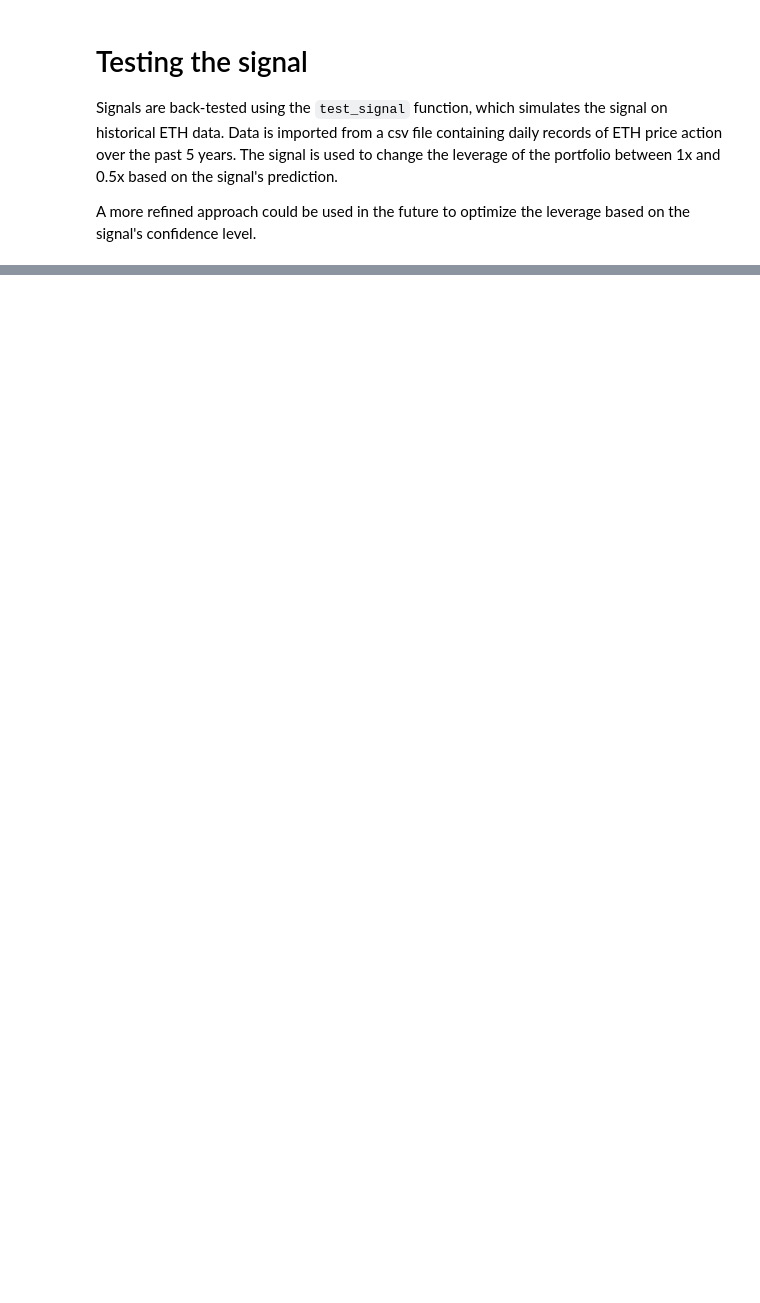
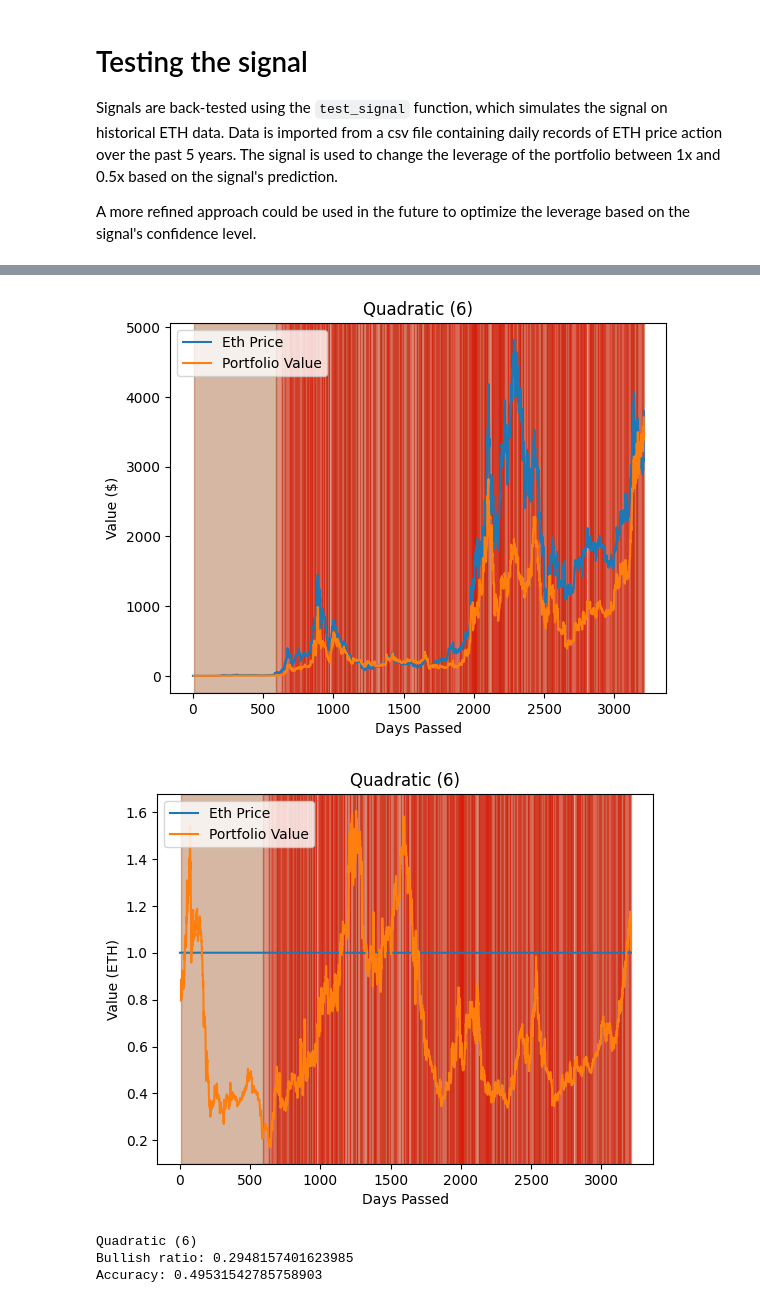
Before and after one commit to maxcai314/hyperliquid-vault, a Jupyter notebook: signal_lab.ipynb, the cells around one changed output, grey strips where cells are left out. Drawn from its saved outputs; the diff is of its cells as text; code cells hidden in the pictures; blank space fills up the shorter version.

```diff
--- a/signal_lab.ipynb
+++ b/signal_lab.ipynb
@@ -29,3 +33,20 @@ class LinearSignal:
+# %%
+@dataclass
+class QuadraticSignal:
+    days_to_consider: int
+
+    def predict_price(self, price_history: DataSeries) -> bool:
+        x = range(-1 - self.days_to_consider, 0)
+        y = [price_history[i].price for i in x]
+
+        price_data = odr.Data(x, y)
+        odr_obj = odr.ODR(price_data, odr.quadratic)
+        output = odr_obj.run()
+        coeffs = output.beta
+
+        derivative = coeffs[1]
+
+        return derivative > 15
 # %% [markdown]
 # Testing the signal
 Signals are back-tested using the `test_signal` function, which simulates the signal on historical ETH data.
@@ -127,0 +149,9 @@ Accuracy: 0.4957983193277311
+# %%
+signal = QuadraticSignal(6)
+test_signal(signal, name=f'Quadratic ({signal.days_to_consider})', plot_price=True, plot_normalized=True)
+# %% [output]
+[figure, added]
+[figure, added]
+Quadratic (6)
+Bullish ratio: 0.2948157401623985
+Accuracy: 0.49531542785758903
```
Also changed, not shown: parts of 4 cells of this notebook.
